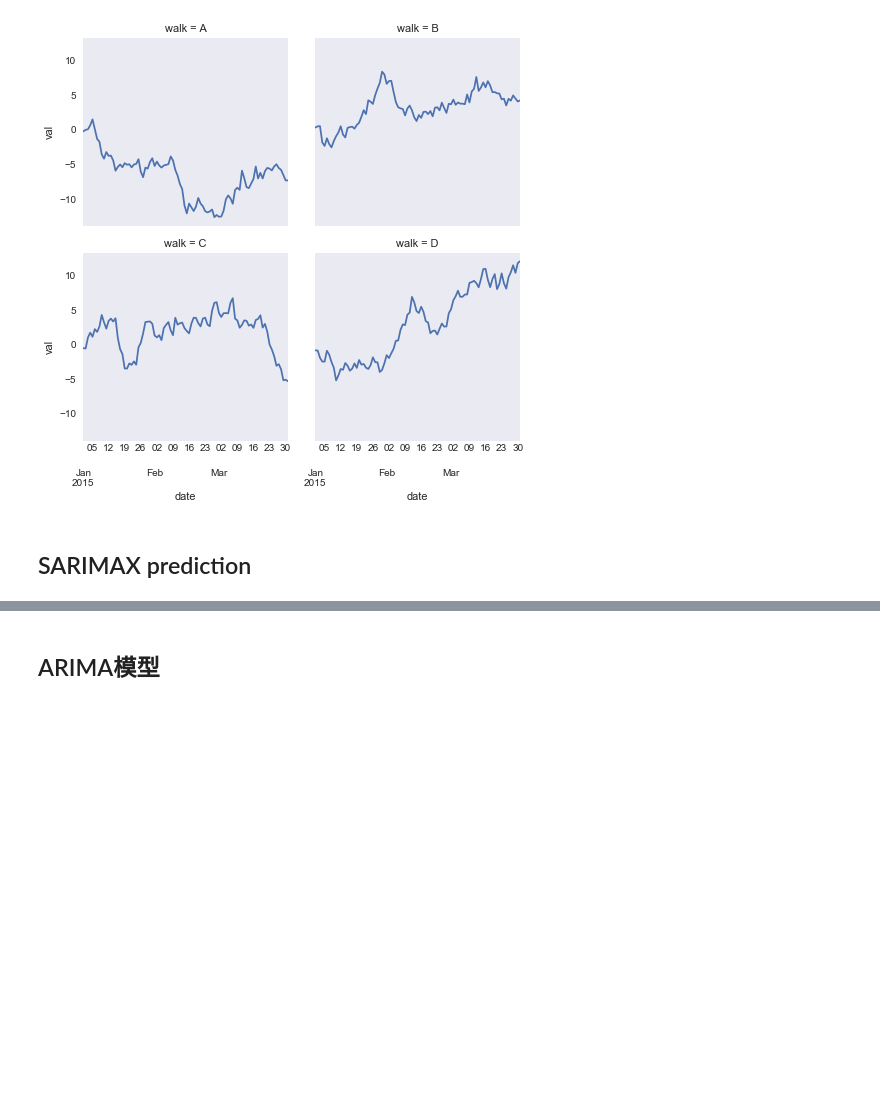
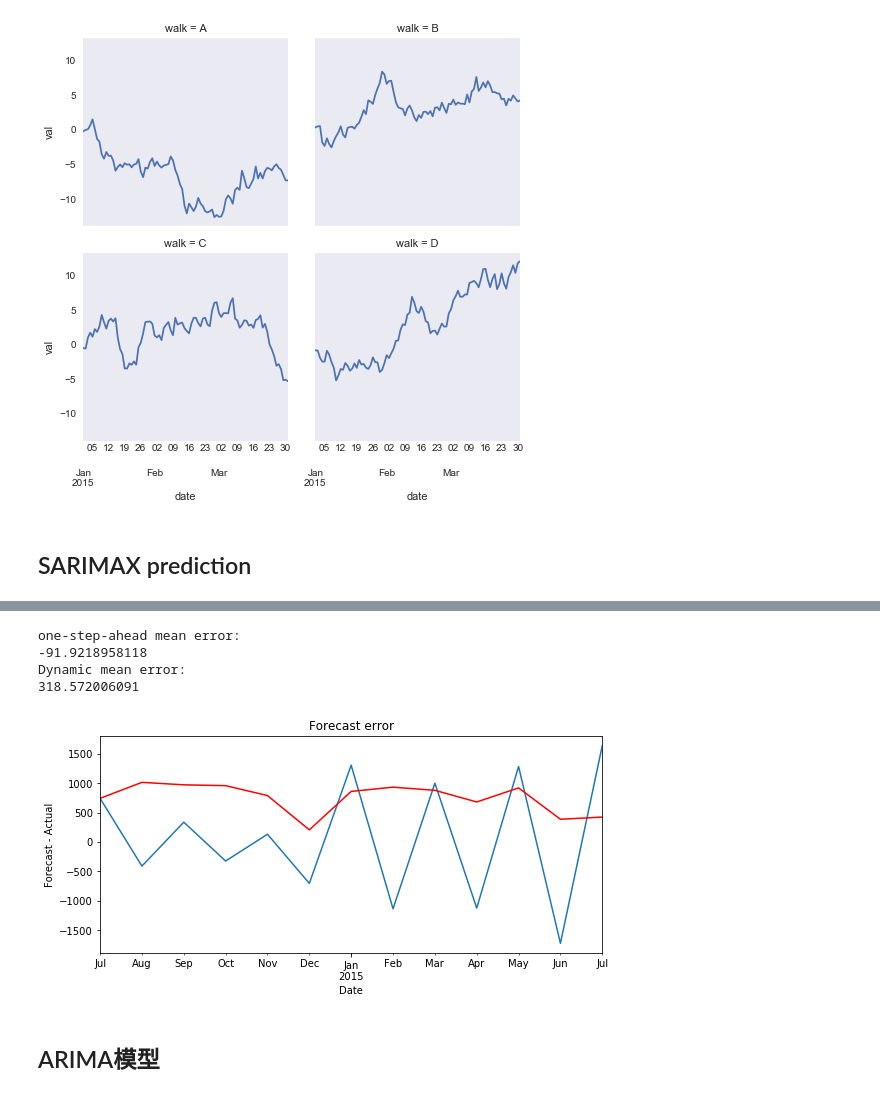
Before and after one commit to jtang145/machine-learning-courses, a Jupyter notebook: graduation_project/play_ground.ipynb, the cells around one changed output, grey strips where cells are left out. Drawn from its saved outputs; the diff is of its cells as text; code cells hidden in the pictures; blank space fills up the shorter version.

```diff
--- a/graduation_project/play_ground.ipynb
+++ b/graduation_project/play_ground.ipynb
@@ -142,11 +142,11 @@ import numpy
 import pandas as pd
 
 daily_sales = pd.read_csv("./data/train.csv")
-daily_sales = daily_sales[daily_sales.Store == 20]
+daily_sales = daily_sales[daily_sales.Store == 50]
 data = pd.DataFrame({'Sales':[],'Date':[]})
 data['Sales'] = daily_sales['Sales']
 data['Date'] = daily_sales['Date']
-# data['Store'] = daily_sales['Store']
+# data['Open'] = daily_sales['Open']
 
 data.sort_values("Date", ascending= True, inplace= True)
 #data.reset_index(inplace = True)
@@ -159,12 +159,12 @@ def val_for_fit(val):
     val = numpy.log(val) / max_log_y
     return val
 
-#data['Sales'] = val_for_fit(data['Sales'])
+# data['Sales'] = val_for_fit(data['Sales'])
 
 data.set_index(['Date'], inplace=True, drop=True)
 data.index.name=None
 
-print(data.head(2))
+print(data.tail(2))
 print(len(data))
 # %% [output]
                Date  Sales
@@ -177,10 +177,19 @@ print(len(data))
 # %%
 import numpy as np
 
-data = data[0:500]
+# data = data[0:600]
 data.replace([np.inf, -np.inf], np.nan, inplace = True)
 data.fillna(0, inplace = True)
+print(data.head(3))
 print(data.tail(3))
 print(len(data))
+
+
+data.index = pd.to_datetime(data.index)
+
+print(type(data))
+#　ｒｅｓａｍｐｌｅ
+data = data.resample('MS').mean()
+print(data.tail(2))
 # %% [output]
             Sales
@@ -275,3 +352,28 @@ http://pandas.pydata.org/pandas-docs/stable/indexing.html#ix-indexer-is-deprecat
+# %%
+# Prediction error
+
+# Graph
+fig, ax = plt.subplots(figsize=(9,4))
+npre = 4
+ax.set(title='Forecast error', xlabel='Date', ylabel='Forecast - Actual')
+
+# In-sample one-step-ahead predictions and 95% confidence intervals
+predict_error = predict.predicted_mean - endog
+predict_error.loc['2014-07-01':].plot(ax=ax, label='One-step-ahead forecast')
+print("one-step-ahead mean error:")
+print(predict_error.mean())
+
+# Dynamic predictions and 95% confidence intervals
+predict_dy_error = predict_dy.predicted_mean - endog
+predict_dy_error.loc['2014-07-01':].plot(ax=ax, style='r', label='Dynamic forecast')
+print("Dynamic mean error:")
+print(predict_dy_error.mean())
+# %% [output]
+one-step-ahead mean error:
+-91.9218958118
+Dynamic mean error:
+318.572006091
+[figure, added]
 # %% [markdown]
 ## ARIMA模型
 # %%
```
Also changed, not shown: parts of 10 cells of this notebook, 3 other files.
